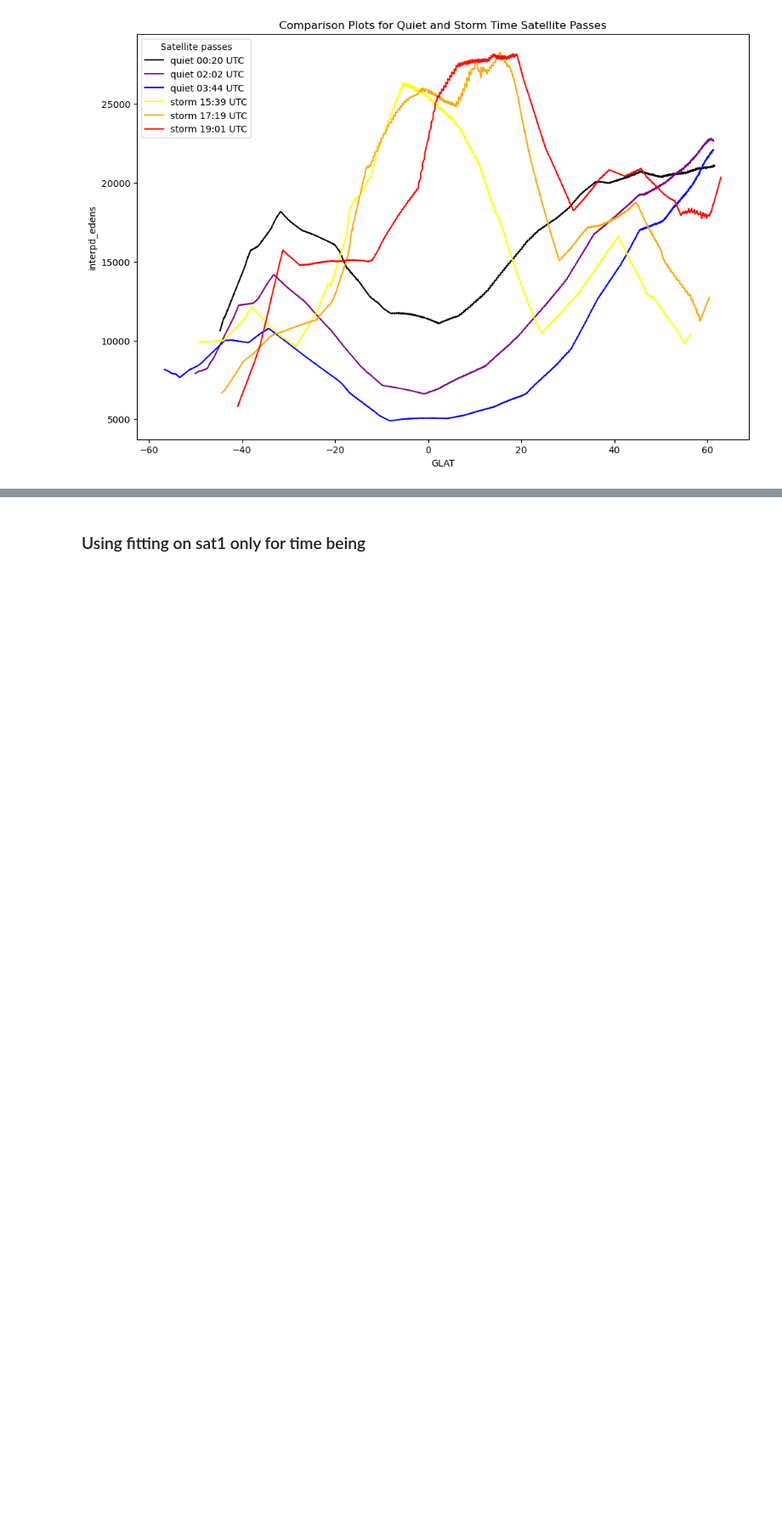
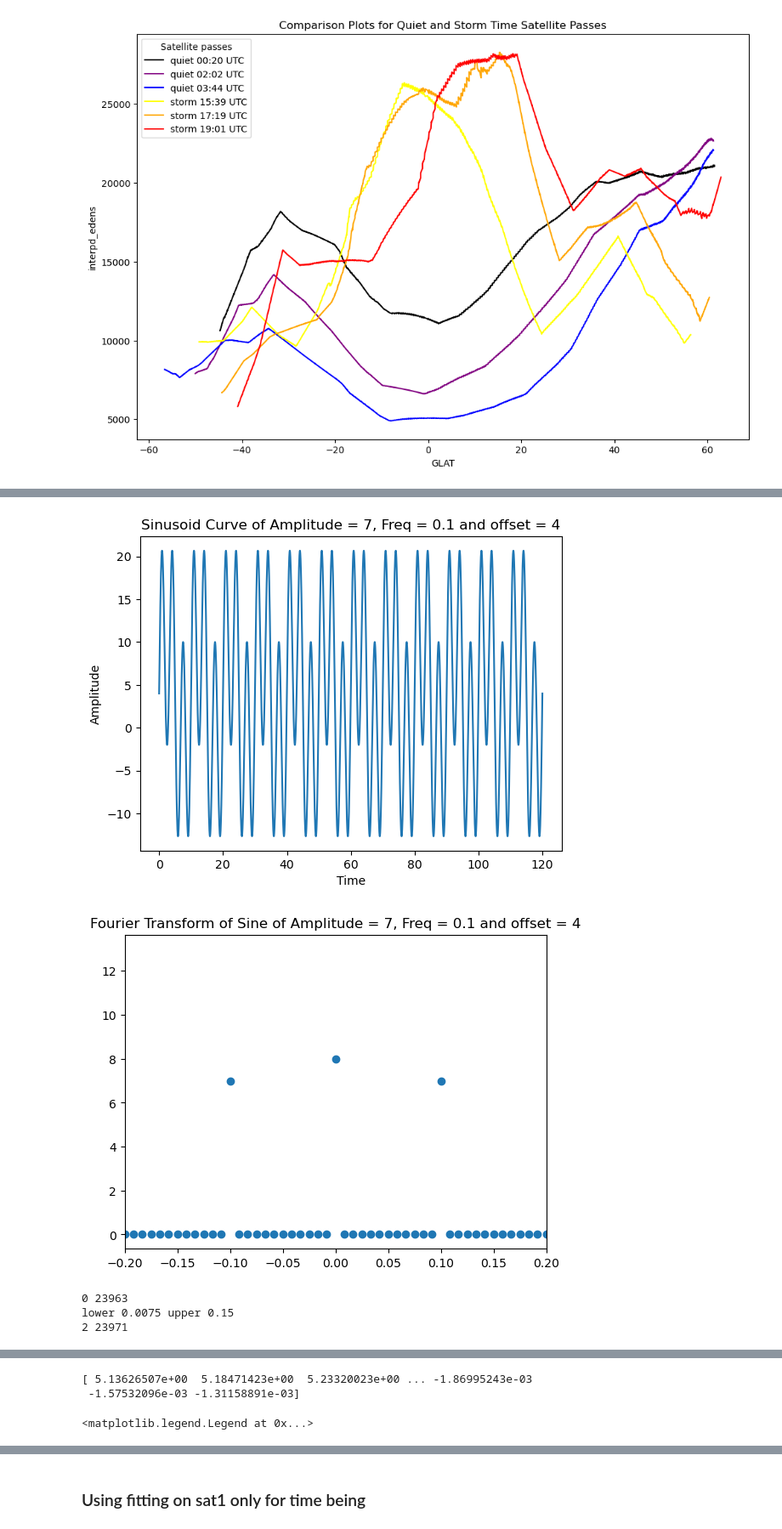
Before and after one commit to abukowski21/sat-interp-tid-analysis, a Jupyter notebook: background_removal_sat_passes.ipynb, the cells around one changed output, grey strips where cells are left out. Shown at 85% size. Saved outputs shown, nothing was run; the diff lists cells and outputs as text; code cells hidden in the pictures; blank space fills up the shorter version.

```diff
--- a/background_removal_sat_passes.ipynb
+++ b/background_removal_sat_passes.ipynb
@@ -63,0 +245,68 @@ print(sat1.alt.values)
+# %%
+# EXAMPLES for verifying BPF and FFT Techniques
+# SKIP
+
+import filter_self
+filter_self = il.reload(filter_self)
+
+
+# Example for FFT function
+
+# Initialization
+fs = 200
+duration = 120
+n = duration*fs
+time_t = np.linspace(0,duration,n)
+freq = 0.1
+ys = 4 + 7*np.sin(2*np.pi*freq*time_t) + 13*np.sin(2*np.pi*3*freq*time_t) #+ np.sin(2*np.pi*0.015*time) + np.sin(2*np.pi*0.008*time)
+plt.plot(time_t,ys)
+plt.title('Sinusoid Curve of Amplitude = 7, Freq = ' + str(freq) + ' and offset = 4')
+plt.xlabel('Time')
+plt.ylabel('Amplitude')
+plt.show()
+
+# Function
+ff, freq_axis = filter_self.FFT(ys, fs)
+
+plt.scatter(freq_axis, abs(ff))
+plt.xlim(-0.2,0.2)
+plt.title('Fourier Transform of Sine of Amplitude = 7, Freq = ' + str(freq) + ' and offset = 4')
+plt.show()
+print(np.argmax(ff), np.argmin(ff))
+
+# END
+
+
+# Applying BPF and then doing FFT and Seeing Attenuation
+
+limits = [1/0.15, 1/0.0075]
+ysf, ysf_perc = filter_self.filt_filt(ys, sampling_freq=fs, lims=limits, order=2)
+ff2, freq_axis2 = filter_self.FFT(ysf, fs)
+print(np.argmax(ff2), np.argmin(ff2))
+
+plt.figure(figsize=(12,8))
+plt.scatter(freq_axis2, abs(ff2))
+#plt.ylim(-1000000,1000000)
+plt.xlim(-0.4,0.4)
+plt.xlabel('Frequencies')
+plt.ylabel('Amplitude')
+plt.title('Fourier Transform with Sampling Rate = ' + str(fs))
+plt.show()
+
+print(ysf)
+plt.figure(figsize=(12,8))
+plt.plot(time_t, ys, label='original')
+plt.plot(time_t, ysf, label='filtered')
+plt.xlabel('Time')
+plt.ylabel('Amplitude')
+plt.title('Sine Curve of Amp = 7 and freq = ' + str(freq) + ' and BPF limits as [' + str(limits[0]) + ',' + str(limits[1]) + ']')
+plt.legend()
+#print(freq_axis2[np.argmin(fourier.real)])
+#print(freq_axis2[np.argmax(fourier.real)])
+#print(np.max(ysf[200:300]))
+# %% [output]
+[figure, added]
+[figure, added]
+0 23963
+lower 0.0075 upper 0.15
+2 23971
@@ -63,0 +314,3 @@ print(sat1.alt.values)
+[ 5.13626507e+00  5.18471423e+00  5.23320023e+00 ... -1.86995243e-03
+ -1.57532096e-03 -1.31158891e-03]
+<matplotlib.legend.Legend at 0x...>
```
Also changed, not shown: parts of 18 cells of this notebook, 3 other files.
